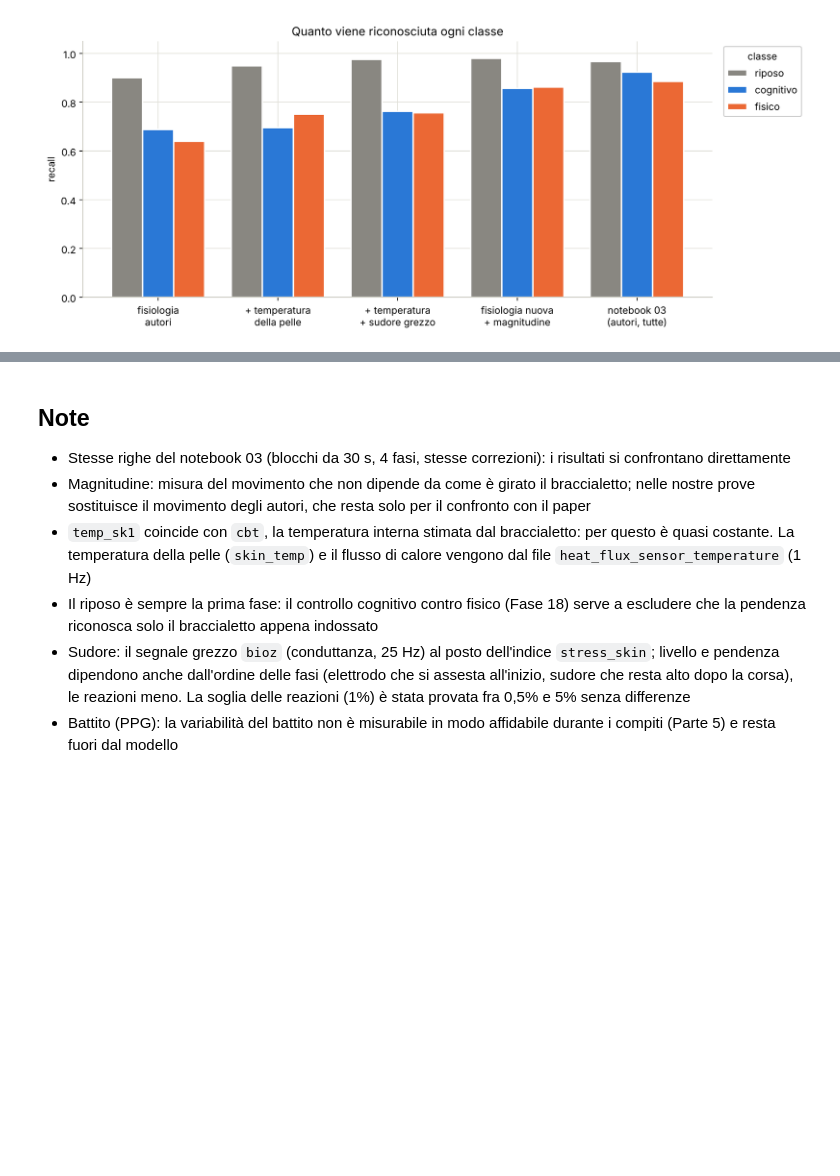
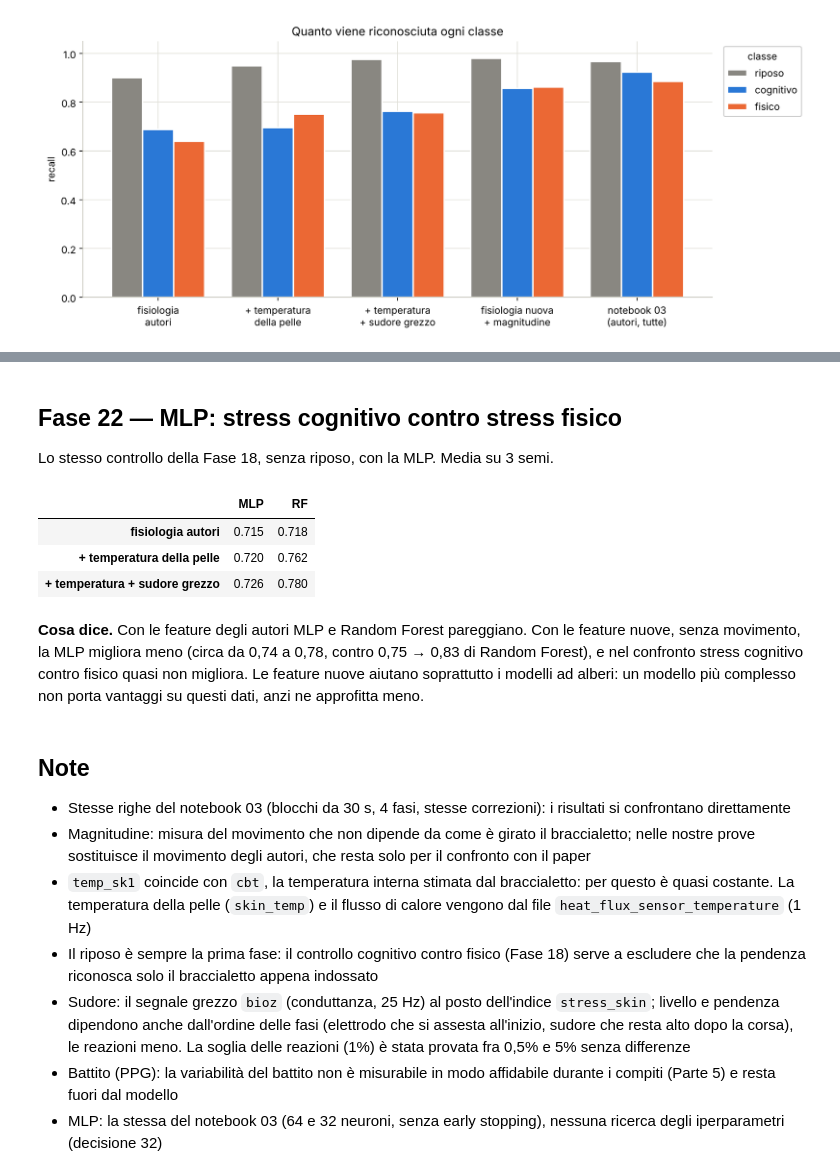
Before and after one commit to lyKaede/vitastress-cofounds, a Jupyter notebook: notebooks/04_feature_nuove.ipynb, the cells around one changed output, grey strips where cells are left out. Saved outputs shown, nothing was run; the diff lists cells and outputs as text; code cells hidden in the pictures; blank space fills up the shorter version.

Commit message:
MLP con nuove features

```diff
--- a/notebooks/04_feature_nuove.ipynb
+++ b/notebooks/04_feature_nuove.ipynb
@@ -545,3 +604,21 @@ plt.show()
+# %% [markdown]
+## Fase 22 — MLP: stress cognitivo contro stress fisico
+Lo stesso controllo della Fase 18, senza riposo, con la MLP. Media su 3 semi.
+# %%
+controllo_mlp = {}
+for nome, colonne_usate in {"fisiologia autori": fisiologia_autori,
+                            "+ temperatura della pelle": fisiologia_temperatura,
+                            "+ temperatura + sudore grezzo": fisiologia_nuova}.items():
+    controllo_mlp[nome] = {"MLP": np.mean([prova(solo_stress, colonne_usate, seme, modello="mlp")["accuracy"] for seme in range(3)]),
+                           "RF": controllo[nome]}
+pd.DataFrame(controllo_mlp).T.round(3)
+# %% [output]
+|  | MLP | RF |
+| fisiologia autori | 0.715 | 0.718 |
+| + temperatura della pelle | 0.720 | 0.762 |
+| + temperatura + sudore grezzo | 0.726 | 0.780 |
+# %% [markdown]
+**Cosa dice.** Con le feature degli autori MLP e Random Forest pareggiano. Con le feature nuove, senza movimento, la MLP migliora meno (circa da 0,74 a 0,78, contro 0,75 → 0,83 di Random Forest), e nel confronto stress cognitivo contro fisico quasi non migliora. Le feature nuove aiutano soprattutto i modelli ad alberi: un modello più complesso non porta vantaggi su questi dati, anzi ne approfitta meno.
 # %% [markdown]
 ## Note
 - Stesse righe del notebook 03 (blocchi da 30 s, 4 fasi, stesse correzioni): i risultati si confrontano direttamente
@@ -550,3 +627,4 @@ plt.show()
 - Il riposo è sempre la prima fase: il controllo cognitivo contro fisico (Fase 18) serve a escludere che la pendenza riconosca solo il braccialetto appena indossato
 - Sudore: il segnale grezzo `bioz` (conduttanza, 25 Hz) al posto dell'indice `stress_skin`; livello e pendenza dipendono anche dall'ordine delle fasi (elettrodo che si assesta all'inizio, sudore che resta alto dopo la corsa), le reazioni meno. La soglia delle reazioni (1%) è stata provata fra 0,5% e 5% senza differenze
 - Battito (PPG): la variabilità del battito non è misurabile in modo affidabile durante i compiti (Parte 5) e resta fuori dal modello
+- MLP: la stessa del notebook 03 (64 e 32 neuroni, senza early stopping), nessuna ricerca degli iperparametri (decisione 32)
```
Also changed, not shown: parts of 8 cells of this notebook, 6 other files.
